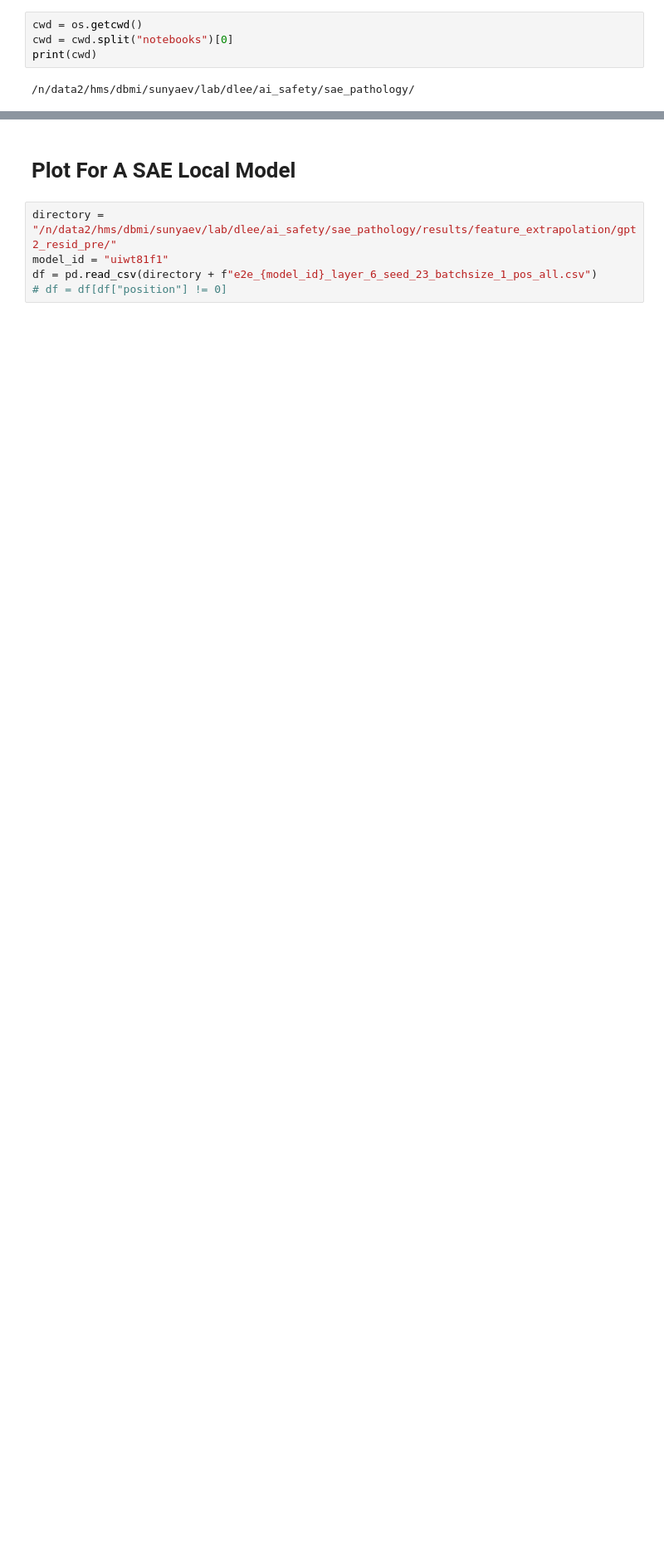
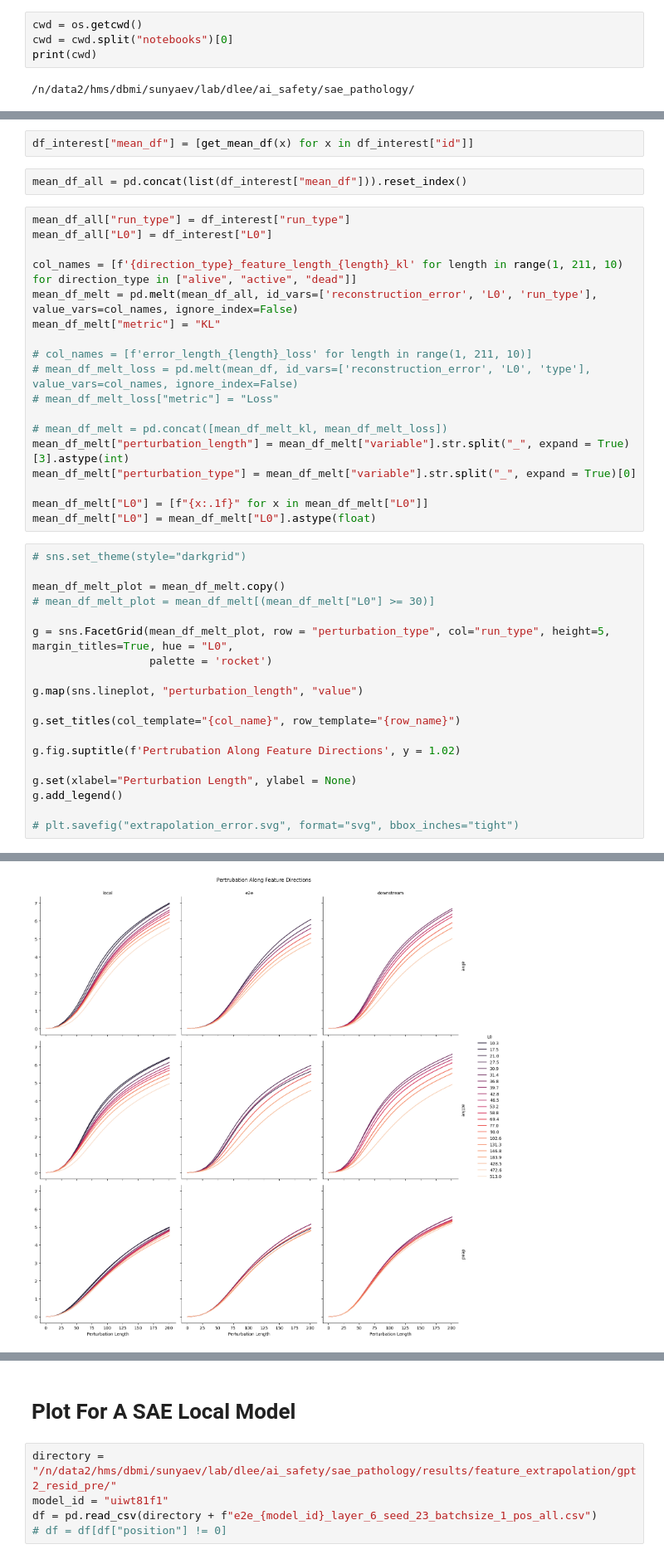
Before and after one commit to dajale423/error_pathology, a Jupyter notebook: notebooks/feature_extrapolation.ipynb, the cells around one changed output, grey strips where cells are left out. Shown at 83% size. Saved outputs shown, nothing was run; the diff lists cells and outputs as text; blank space fills up the shorter version.

```diff
--- a/notebooks/feature_extrapolation.ipynb
+++ b/notebooks/feature_extrapolation.ipynb
@@ -21,0 +139,42 @@ print(cwd)
+# %%
+df_interest["mean_df"] = [get_mean_df(x) for x in df_interest["id"]]
+# %%
+mean_df_all = pd.concat(list(df_interest["mean_df"])).reset_index()
+# %%
+mean_df_all["run_type"] = df_interest["run_type"]
+mean_df_all["L0"] = df_interest["L0"]
+
+col_names = [f'{direction_type}_feature_length_{length}_kl' for length in range(1, 211, 10) for direction_type in ["alive", "active", "dead"]]
+mean_df_melt = pd.melt(mean_df_all, id_vars=['reconstruction_error', 'L0', 'run_type'], value_vars=col_names, ignore_index=False)
+mean_df_melt["metric"] = "KL"
+
+# col_names = [f'error_length_{length}_loss' for length in range(1, 211, 10)]
+# mean_df_melt_loss = pd.melt(mean_df, id_vars=['reconstruction_error', 'L0', 'type'], value_vars=col_names, ignore_index=False)
+# mean_df_melt_loss["metric"] = "Loss"
+
+# mean_df_melt = pd.concat([mean_df_melt_kl, mean_df_melt_loss])
+mean_df_melt["perturbation_length"] = mean_df_melt["variable"].str.split("_", expand = True)[3].astype(int)
+mean_df_melt["perturbation_type"] = mean_df_melt["variable"].str.split("_", expand = True)[0]
+
+mean_df_melt["L0"] = [f"{x:.1f}" for x in mean_df_melt["L0"]]
+mean_df_melt["L0"] = mean_df_melt["L0"].astype(float)
+# %%
+# sns.set_theme(style="darkgrid")
+
+mean_df_melt_plot = mean_df_melt.copy()
+# mean_df_melt_plot = mean_df_melt[(mean_df_melt["L0"] >= 30)]
+
+g = sns.FacetGrid(mean_df_melt_plot, row = "perturbation_type", col="run_type", height=5, margin_titles=True, hue = "L0",
+                  palette = 'rocket')
+
+g.map(sns.lineplot, "perturbation_length", "value")
+
+g.set_titles(col_template="{col_name}", row_template="{row_name}")
+
+g.fig.suptitle(f'Pertrubation Along Feature Directions', y = 1.02)
+
+g.set(xlabel="Perturbation Length", ylabel = None)
+g.add_legend()
+
+# plt.savefig("extrapolation_error.svg", format="svg", bbox_inches="tight")
+# %% [output]
@@ -21,0 +182 @@ print(cwd)
+[figure, added]
```
Also changed, not shown: parts of 34 cells of this notebook, 1 other file.
